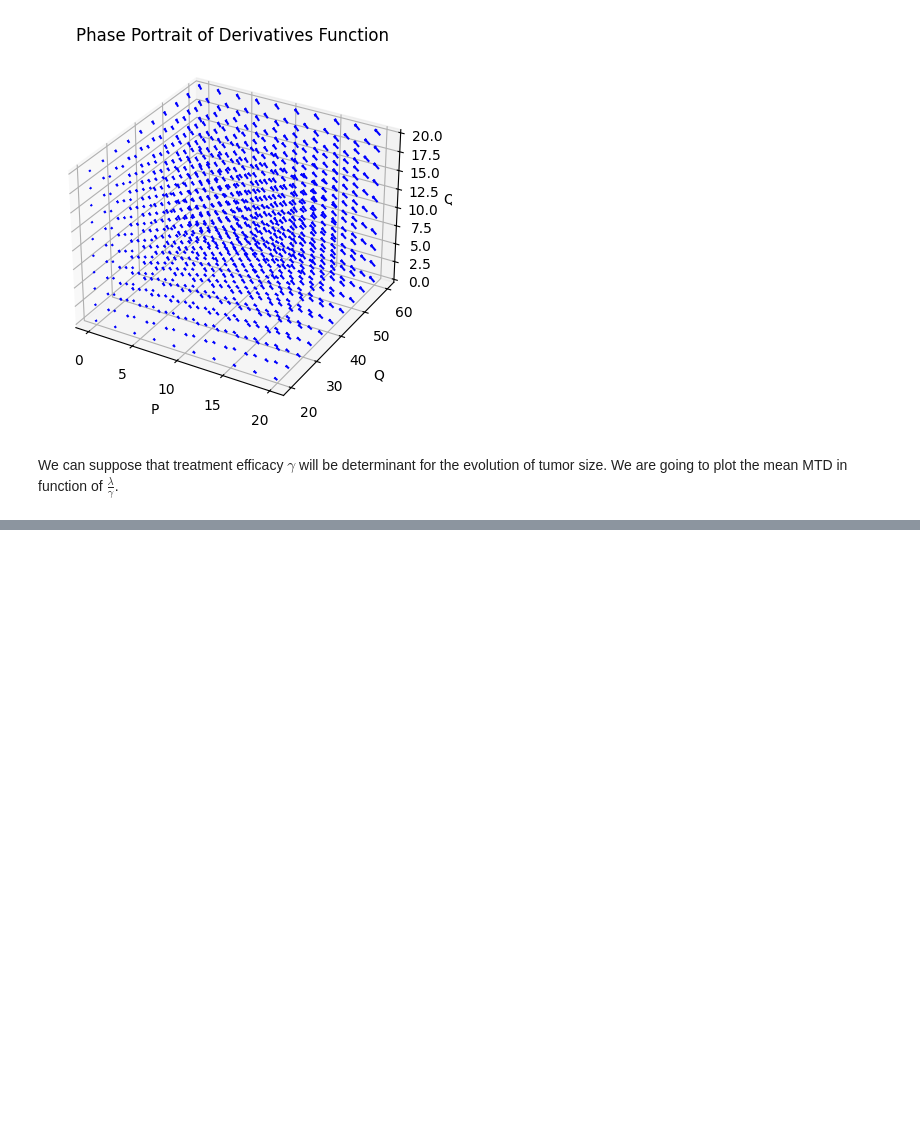
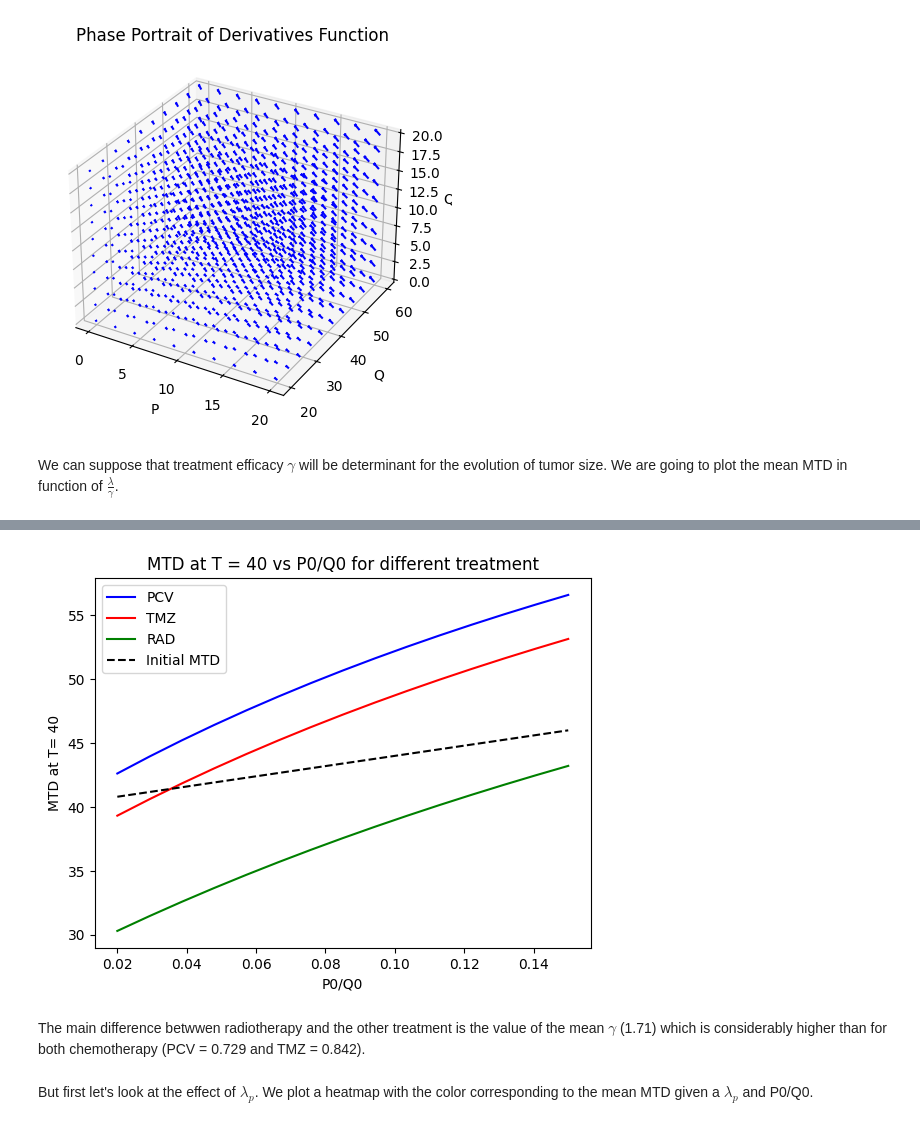
Before and after one commit to ambrejaeger/TP-M2, a Jupyter notebook: TP_parameters_exploration.ipynb, the cells around one changed output, grey strips where cells are left out. Drawn from its saved outputs; the diff is of its cells as text; code cells hidden in the pictures; blank space fills up the shorter version.

```diff
--- a/TP_parameters_exploration.ipynb
+++ b/TP_parameters_exploration.ipynb
@@ -243,0 +348,22 @@ for i in range(0.02, 0.15, 0.02):
+# %%
+results_PCV = MTDatT_vs_P0Q0(parameters_PCV, 40)
+results_TMZ = MTDatT_vs_P0Q0(parameters_TMZ, 40)
+results_rad = MTDatT_vs_P0Q0(parameters_rad, 40)
+
+plt.plot(results_PCV[0], results_PCV[1], 'b', label = 'PCV')
+plt.plot(results_TMZ[0], results_TMZ[1], 'r', label = 'TMZ')
+plt.plot(results_rad[0], results_rad[1], 'g', label = 'RAD')
+
+plt.xlabel('P0/Q0')
+plt.ylabel('MTD at T= 40')
+plt.title('MTD at T = 40 vs P0/Q0 for different treatment')
+plt.plot(initial_Pstar()[0], initial_Pstar()[1], 'black', linestyle='--', label = 'Initial MTD')
+
+plt.legend()
+plt.show()
+# %% [output]
+[figure, added]
+# %% [markdown]
+The main difference betwwen radiotherapy and the other treatment is the value of the mean $\gamma$ (1.71) which is considerably higher than for both chemotherapy (PCV = 0.729 and TMZ = 0.842).
+# %% [markdown]
+But first let's look at the effect of  $\lambda_{p}$. We plot a heatmap with the color corresponding to the mean MTD given a $\lambda_{p}$ and P0/Q0.
```
Also changed, not shown: parts of 7 cells of this notebook.
